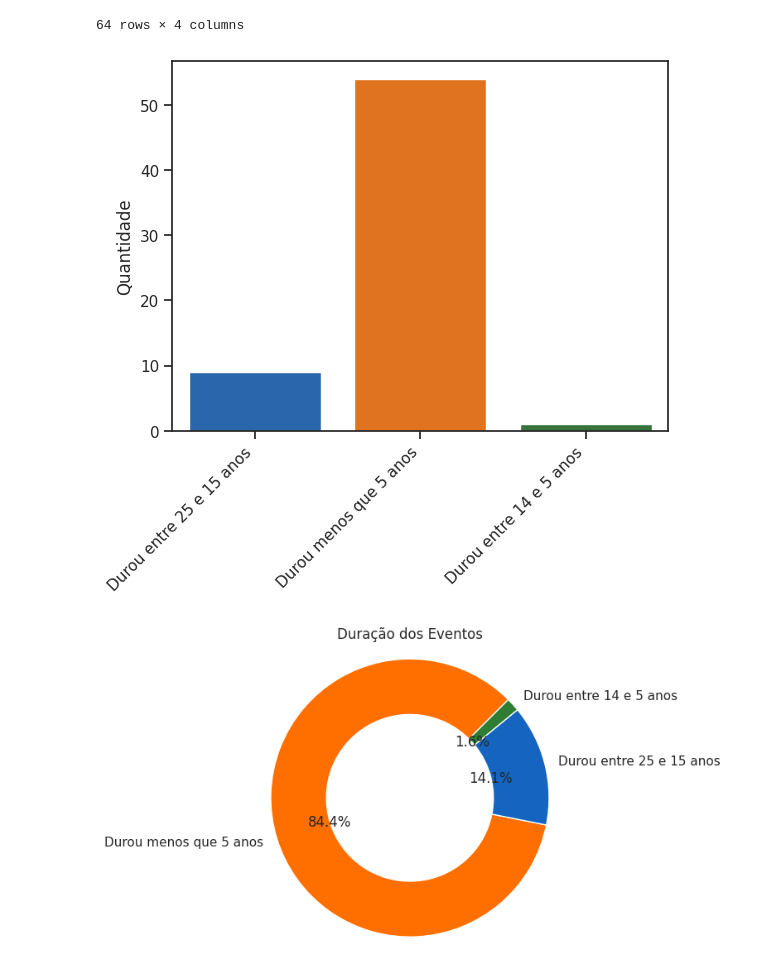
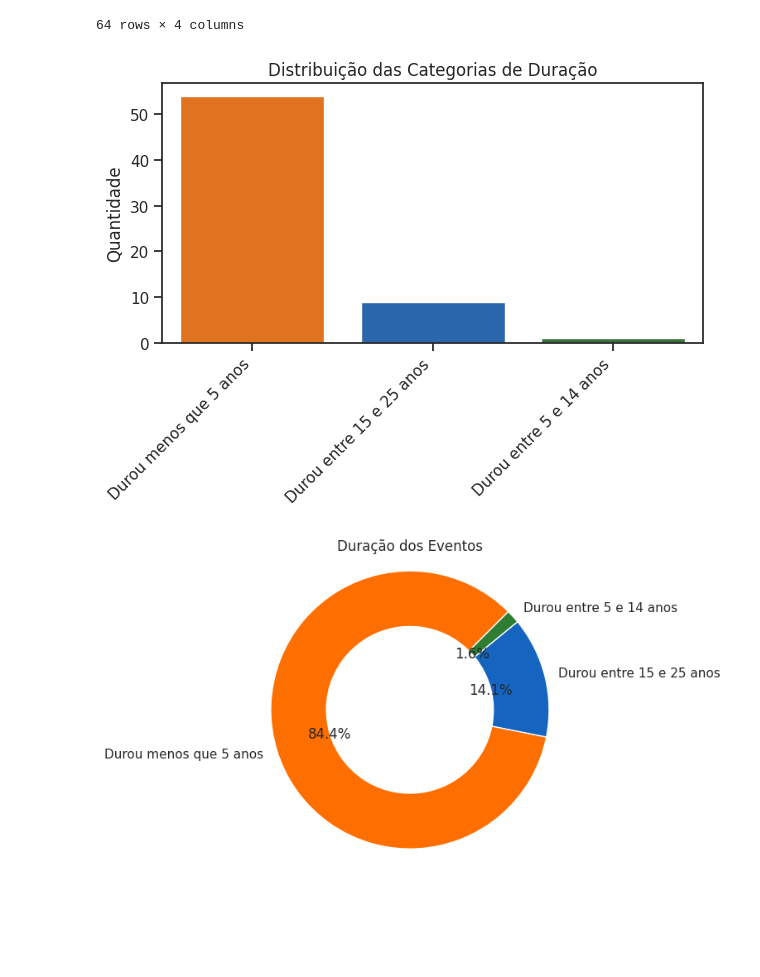
Before and after one commit to thamyrissacamoto/MarvelAPI, a Jupyter notebook: AnalisandoInsights.ipynb, the cells around one changed output. Drawn from its saved outputs; the diff is of its cells as text; code cells hidden in the pictures; blank space fills up the shorter version.

```diff
--- a/AnalisandoInsights.ipynb
+++ b/AnalisandoInsights.ipynb
@@ -28,9 +28,9 @@ def categorize_duration(years):
     if years > 25:
         return "Durou mais que 25 anos"
     elif years >= 15 and years <= 25:
-        return "Durou entre 25 e 15 anos"
+        return "Durou entre 15 e 25 anos"
     elif years < 15 and years >= 5:
-        return "Durou entre 14 e 5 anos"
+        return "Durou entre 5 e 14 anos"
     else:
         return "Durou menos que 5 anos"
 # %%
@@ -537,18 +604,29 @@ events[["title", "description", "duracao", "comics.available"]].sort_values(by="
 | 71 | X-Men: Second Coming | Cable and Hope have returned to t... | 0 | 26 |
 64 rows × 4 columns
 # %%
+ordered_categories = events['categoria_duracao'].value_counts().index.tolist()
+
 custom_colors = {
     "Durou menos que 5 anos": "#FF6F00",
-    "Durou entre 14 e 5 anos": "#2E7D32",
-    "Durou entre 25 e 15 anos": "#1565C0",
+    "Durou entre 5 e 14 anos": "#2E7D32",
+    "Durou entre 15 e 25 anos": "#1565C0",
 }
 
-sns.countplot(data=events, x='categoria_duracao', palette=custom_colors, hue="categoria_duracao")
+sns.countplot(
+    data=events,
+    x='categoria_duracao',
+    hue="categoria_duracao",
+    order=ordered_categories,
+    palette=custom_colors
+)
+
 plt.ylabel("Quantidade")
 plt.xlabel("")
+plt.title("Distribuição das Categorias de Duração")
 plt.xticks(rotation=45, ha='right')
+plt.tight_layout()
 plt.show()
 # %% [output]
-[figure, old version]
+[figure, new version]
 # %%
 counts = events['categoria_duracao'].value_counts()
```
Also changed, not shown: parts of 23 cells of this notebook.
